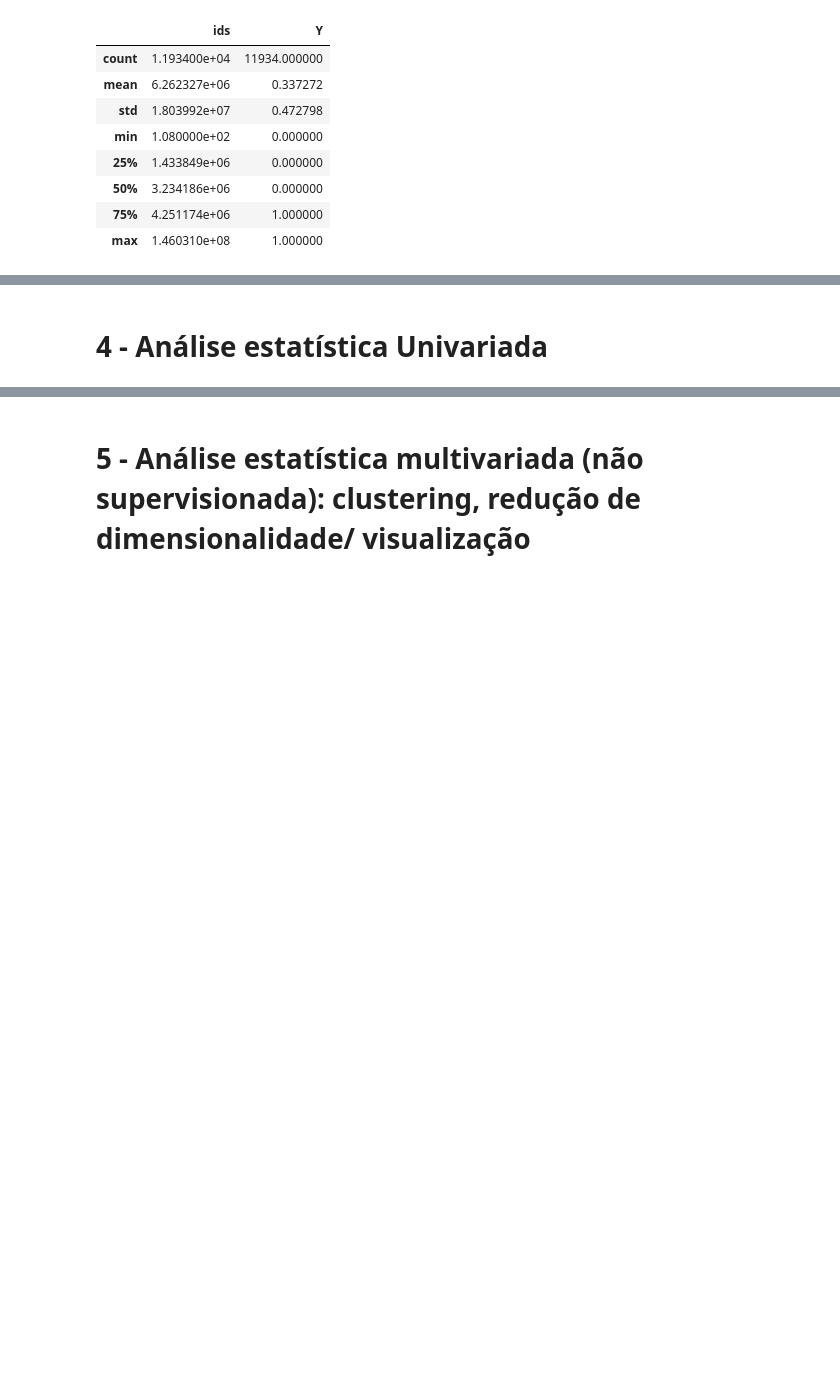
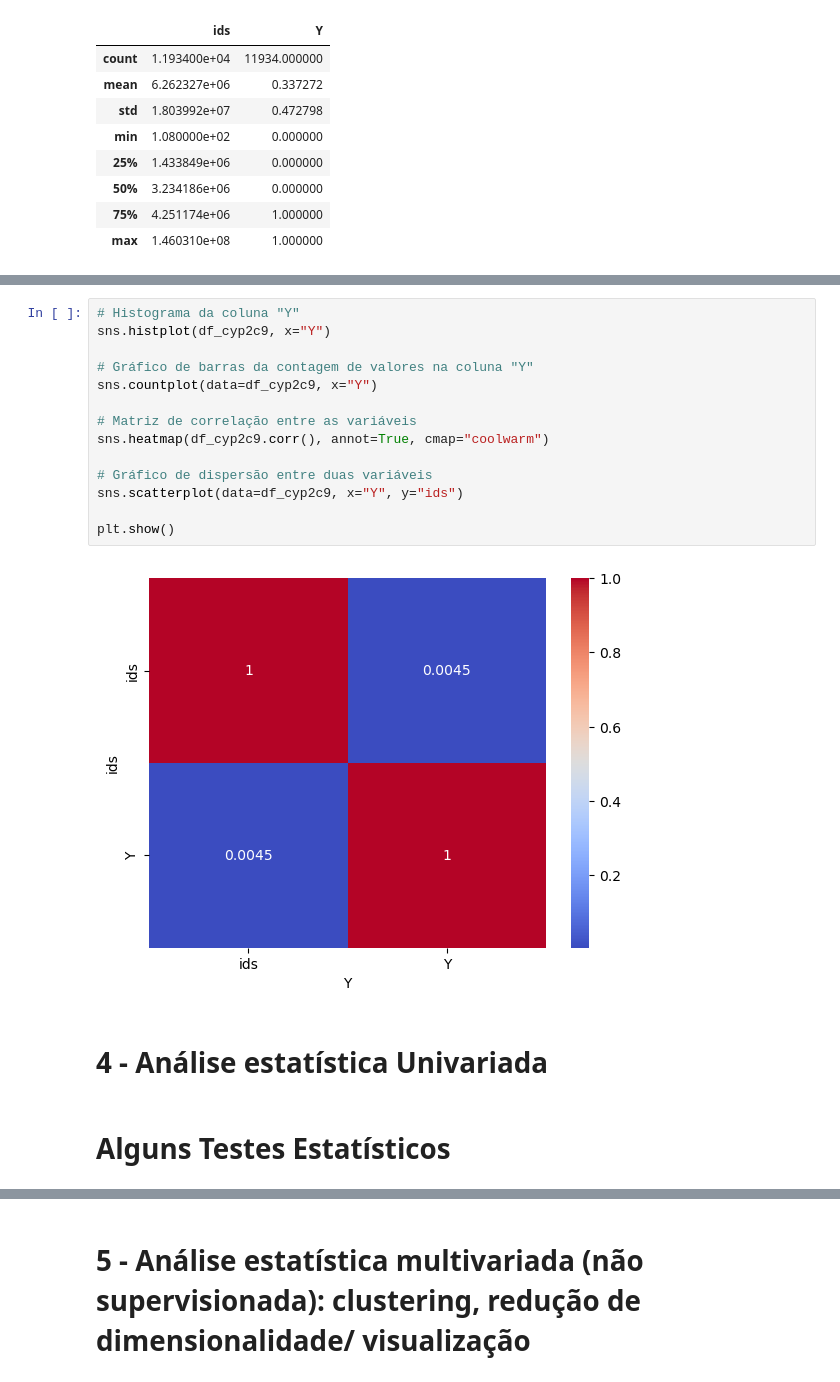
Before and after one commit to BrunoAGSa/Extra-o_Work, a Jupyter notebook: Trabalho parte 2/cyp2c9/trabalho 2.ipynb, the cells around one changed output, grey strips where cells are left out. Cells and saved outputs as stored; diff of their text form; blank space fills up the shorter version.

```diff
--- a/Trabalho parte 2/cyp2c9/trabalho 2.ipynb
+++ b/Trabalho parte 2/cyp2c9/trabalho 2.ipynb
@@ -119,2 +257,20 @@ df_features.describe()
+# %%
+# Histograma da coluna "Y"
+sns.histplot(df_cyp2c9, x="Y")
+
+# Gráfico de barras da contagem de valores na coluna "Y"
+sns.countplot(data=df_cyp2c9, x="Y")
+
+# Matriz de correlação entre as variáveis
+sns.heatmap(df_cyp2c9.corr(), annot=True, cmap="coolwarm")
+
+# Gráfico de dispersão entre duas variáveis
+sns.scatterplot(data=df_cyp2c9, x="Y", y="ids")
+
+plt.show()
+# %% [output]
+[figure, added]
 # %% [markdown]
 # 4 - Análise estatística Univariada
+# %% [markdown]
+# Alguns Testes Estatísticos
```
Also changed, not shown: parts of 28 cells of this notebook, 1 other file.
